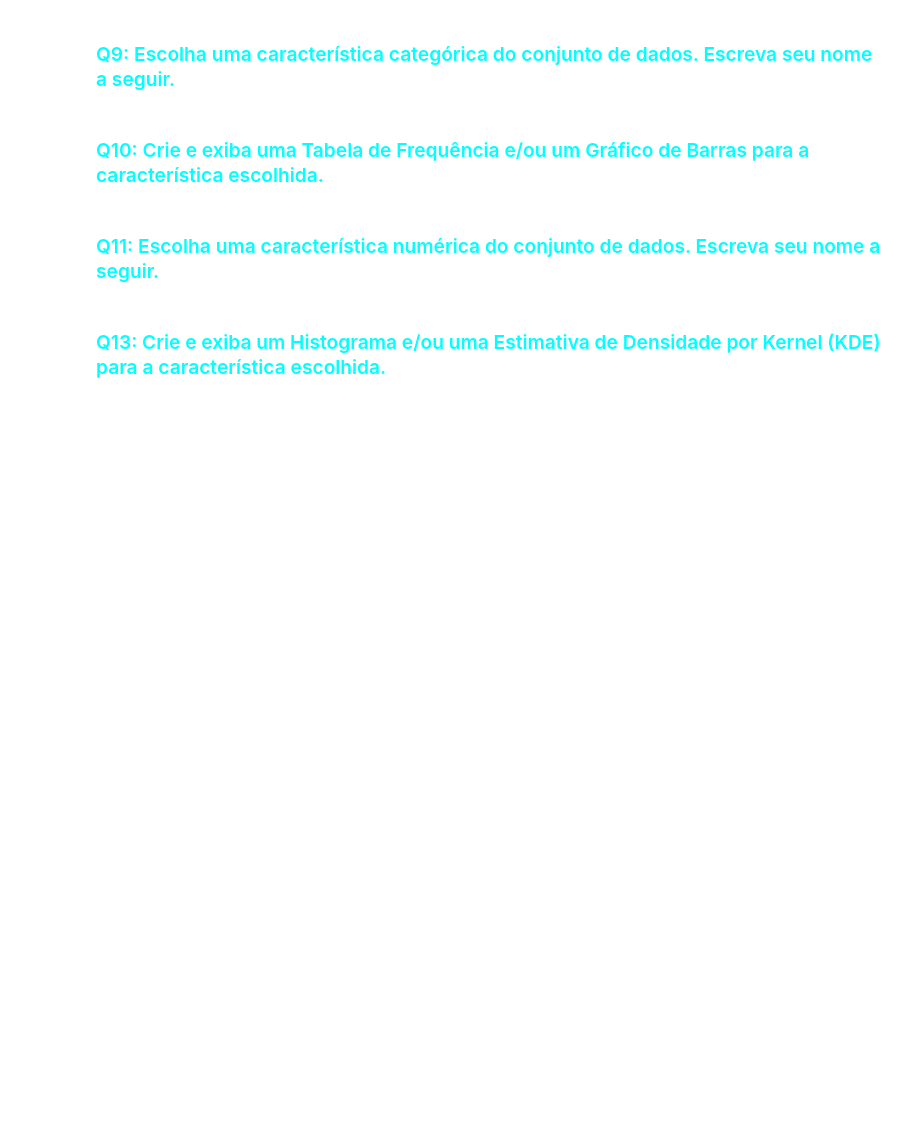
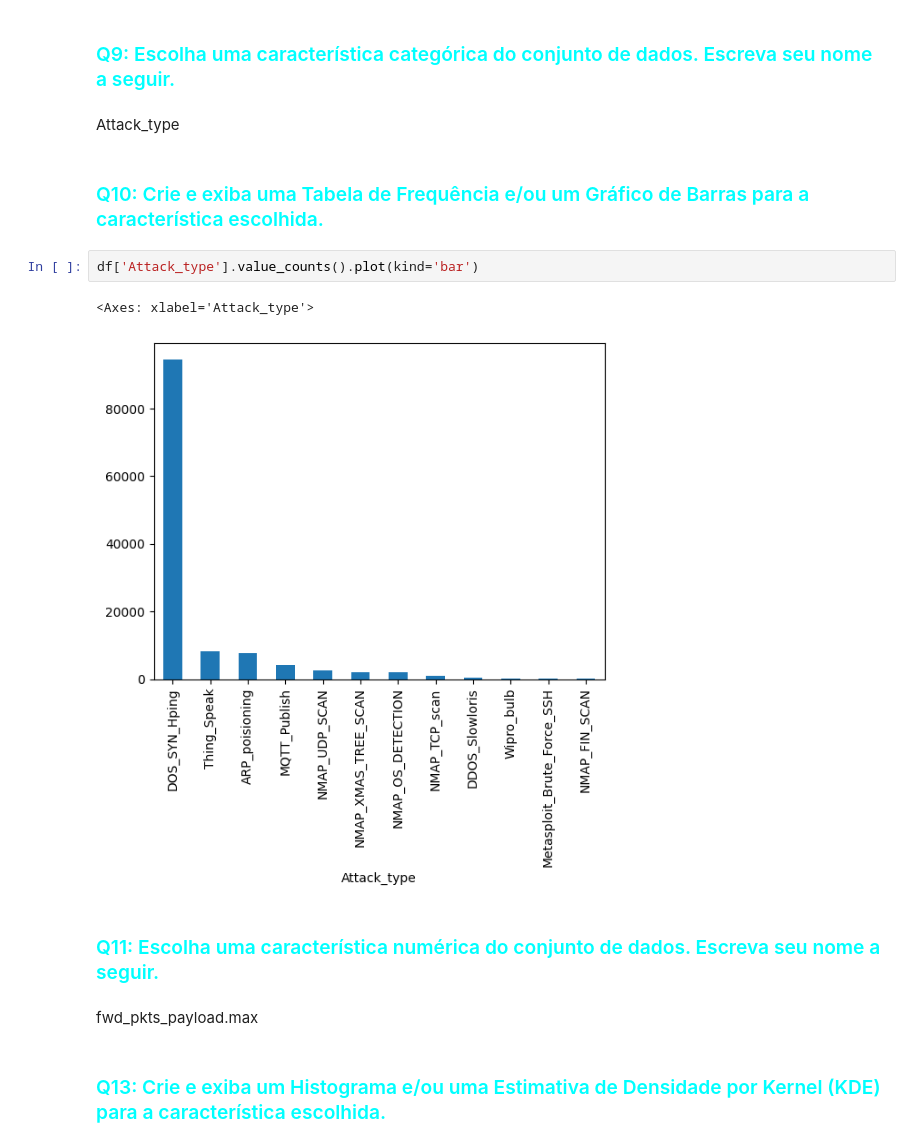
Before and after one commit to armengol2/Analise-de-dados, a Jupyter notebook: lab/C24_2026_1_L1_Atividade_03_294.ipynb, the cells around one changed output. Drawn from its saved outputs; the diff is of its cells as text; blank space fills up the shorter version.

```diff
--- a/lab/C24_2026_1_L1_Atividade_03_294.ipynb
+++ b/lab/C24_2026_1_L1_Atividade_03_294.ipynb
@@ -154,9 +228,18 @@ df.sample(10)
 ## <font color='green'>**2.3 Análise Univariada**</font>
 # %% [markdown]
 ### <font color='cyan'> Q9: Escolha uma característica categórica do conjunto de dados. Escreva seu nome a seguir.</font>
+# %% [markdown]
+Attack_type
 # %% [markdown]
 ### <font color='cyan'> Q10: Crie e exiba uma Tabela de Frequência e/ou um Gráfico de Barras para a característica escolhida.</font>
+# %%
+df['Attack_type'].value_counts().plot(kind='bar')
+# %% [output]
+<Axes: xlabel='Attack_type'>
+[figure, added]
 # %% [markdown]
 ### <font color='cyan'> Q11: Escolha uma característica numérica do conjunto de dados. Escreva seu nome a seguir.</font>
+# %% [markdown]
+fwd_pkts_payload.max
 # %% [markdown]
 ### <font color='cyan'> Q13: Crie e exiba um Histograma e/ou uma Estimativa de Densidade por Kernel (KDE) para a característica escolhida.</font>
```
Also changed, not shown: parts of 18 cells of this notebook.
